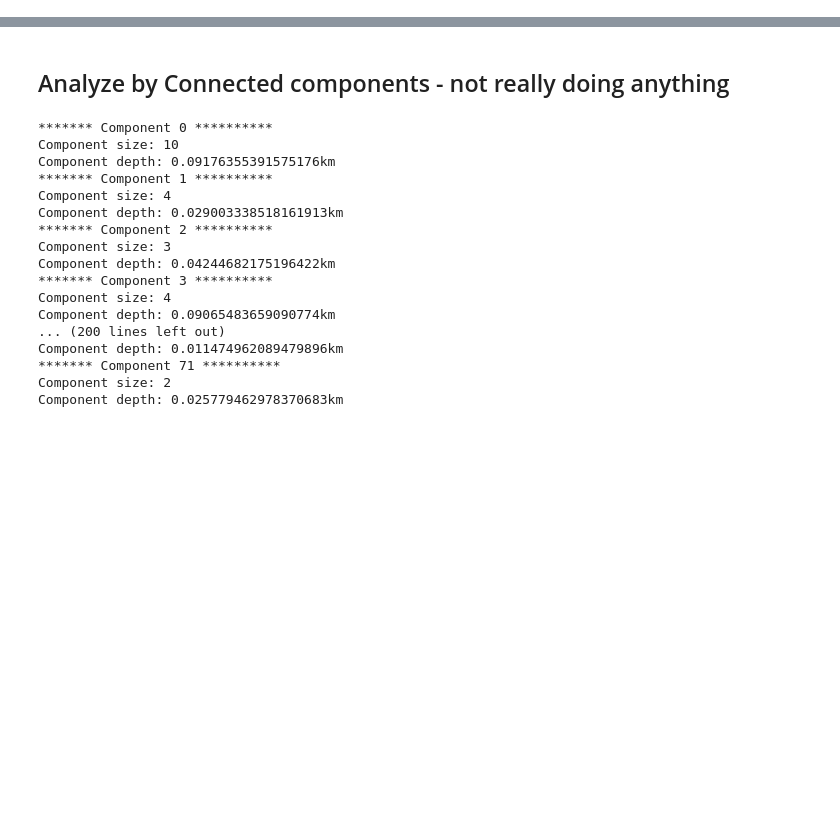
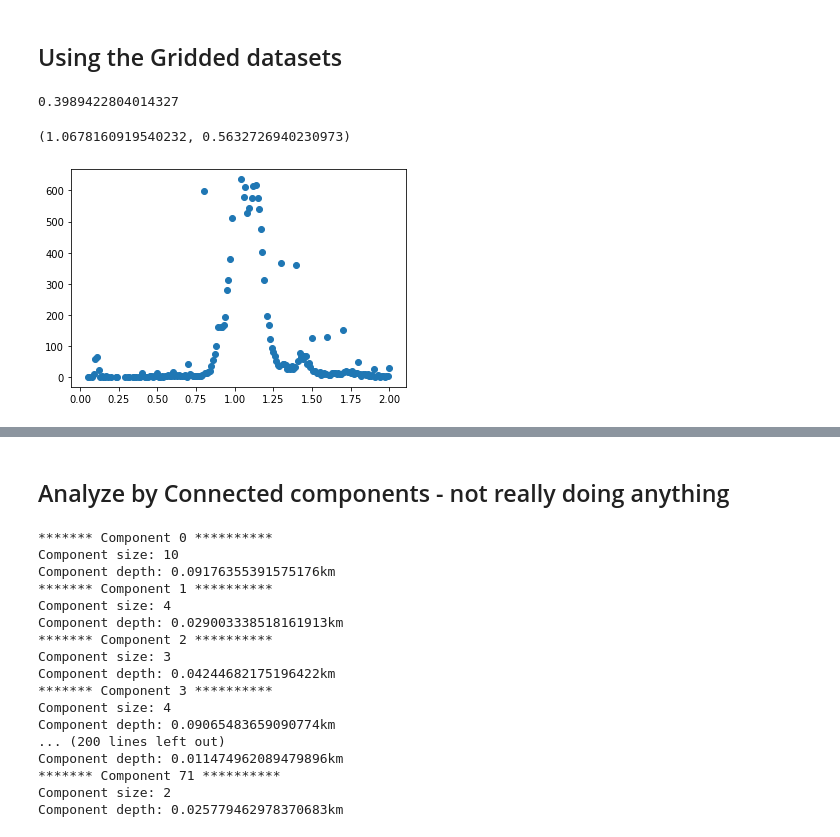
Before and after one commit to JudahGazit/optimization-course, a Jupyter notebook: jupyter/data-prep-taxis.ipynb, the cells around one changed output, grey strips where cells are left out. Drawn from its saved outputs; the diff is of its cells as text; code cells hidden in the pictures; blank space fills up the shorter version.

Commit message:
adding data prep and basic RF on the data

```diff
--- a/jupyter/data-prep-taxis.ipynb
+++ b/jupyter/data-prep-taxis.ipynb
@@ -11,5 +13,2 @@ import networkx as nx
 # %%
 PATH = '/home/rotem/Documents/code/optimization-course/'
-# %%
-d = pd.read_csv(PATH + 'nyc-weather.csv')
-d[d.NAME == 'NY CITY CENTRAL PARK, NY US'][['TMAX', 'TMIN', 'PRCP', 'SNOW', 'SNWD', 'AWND', 'WDF2', 'WDF5', 'WSF2', 'WSF5']]
@@ -82,0 +163,2 @@ sort_by_weight(distances)
+# %%
+spark = create_context(partitions=1000)
@@ -82,0 +186,2 @@ sort_by_weight(distances)
+# %%
+df = spark.read.csv('file:///home/rotem/Downloads/trip_data', header=True, ).repartition(1000)
@@ -82,0 +234,2 @@ sort_by_weight(distances)
+# %% [markdown]
+## Using the Gridded datasets
@@ -82,0 +241,7 @@ sort_by_weight(distances)
+# %%
+df_grid = pd.read_csv(PATH + './trip_data_87G8Q279+_87G8Q225+.csv', header=None)
+df_grid.columns = list(df.columns) + ['pickup_grid', 'dropoff_grid']
+df_grid = df_grid[['pickup_datetime', 'trip_time_in_secs', 'trip_distance']].sort_values('pickup_datetime')
+df_grid.pickup_datetime = pd.to_datetime(df_grid.pickup_datetime, format='%Y-%m-%d %H:%M:%S')
+df_grid['time_of_day'] = df_grid.pickup_datetime.apply(lambda d: d.timestamp() % (24 * 60 * 60))
+df_grid['DATE'] = df_grid.pickup_datetime.dt.strftime('%Y-%m-%d')
@@ -82,0 +255,19 @@ sort_by_weight(distances)
+# %%
+x = np.linspace(-20, 20, 1000)
+mean, std = (0, 1)
+y = [expected_normal_dist(mean, std, _) for _ in x]
+print(expected_normal_dist(mean, std, 0))
+# %% [output]
+0.3989422804014327
+# %%
+p = df_grid.groupby('trip_distance', as_index=False).count()
+# p = df_grid
+p = p[(p.trip_distance >= 0.05) & (p.trip_distance <= 2)]
+series = p.trip_distance
+samples = p.time_of_day
+plt.scatter(series, samples)
+blacklist = p.sort_values('pickup_datetime').tail(10)[['trip_distance']].values
+series.mean(), series.std()
+# %% [output]
+(1.0678160919540232, 0.5632726940230973)
+[figure, added]
```
Also changed, not shown: parts of 31 cells of this notebook, 8 other files.
